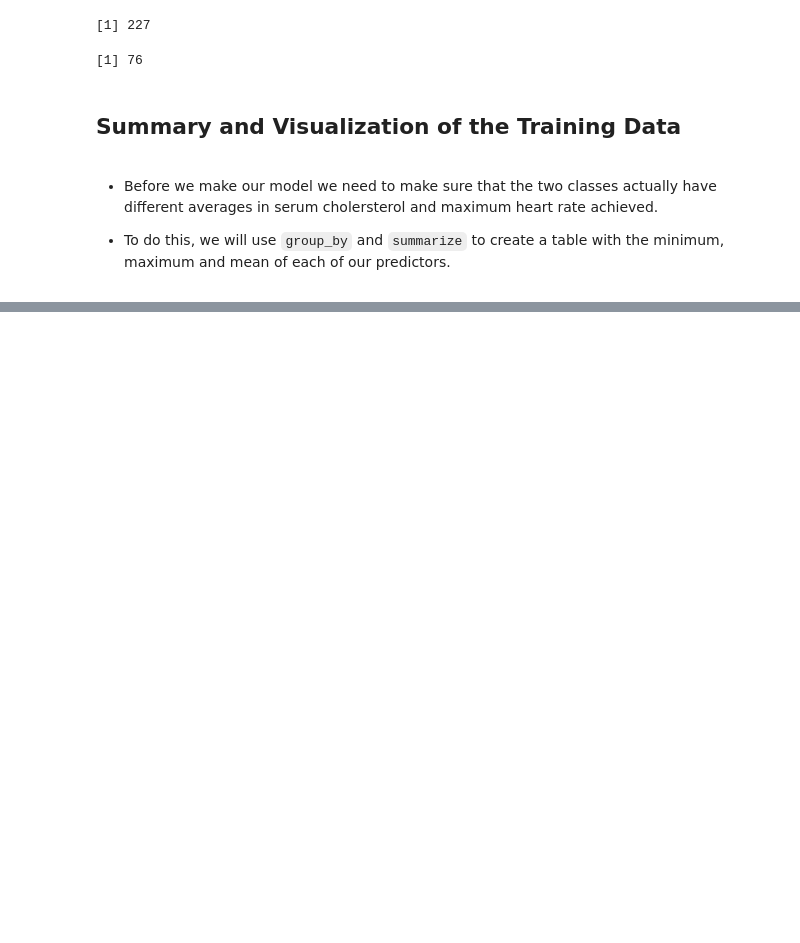
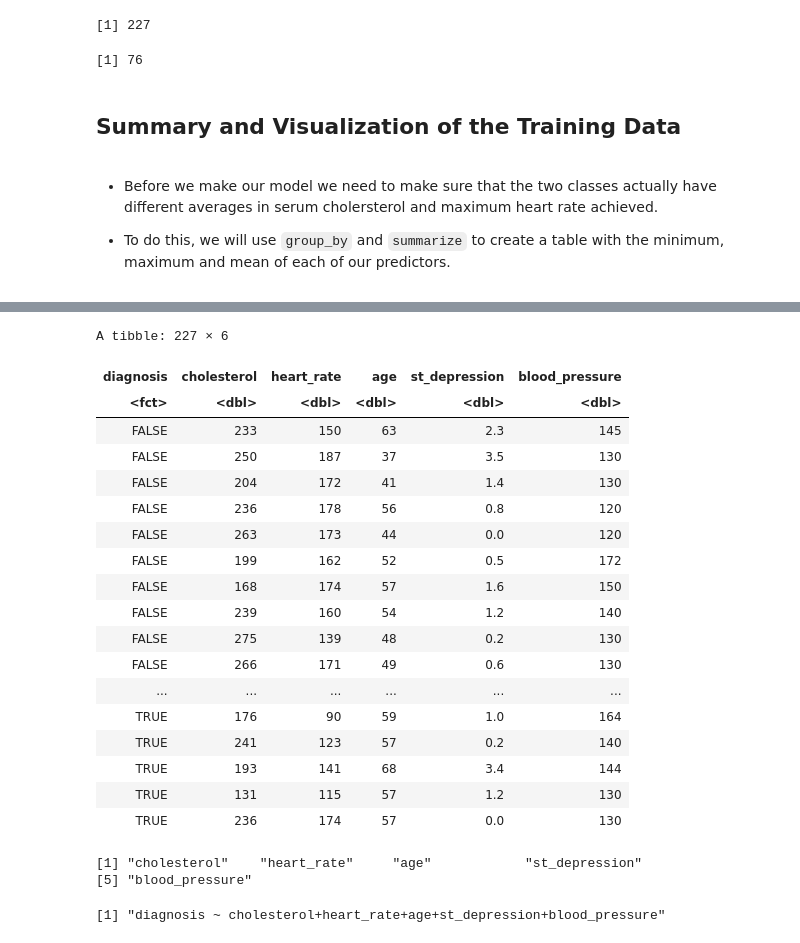
Before and after one commit to Git-Aarya/Heart-Disease-Predictor, a Jupyter notebook: muzammil_project.ipynb, the cells around one changed output, grey strips where cells are left out. Saved outputs shown, nothing was run; the diff lists cells and outputs as text; code cells hidden in the pictures; blank space fills up the shorter version.

Commit message:
Attempted Forward Selection

```diff
--- a/muzammil_project.ipynb
+++ b/muzammil_project.ipynb
@@ -237,2 +237,33 @@ plot_grid(bp_box_plot, chol_box_plot, hr_box_plot,age_box_plot, dep_box_plot, nc
 # %%
 ## Forward Selection???
+cleveland_subset <- cleveland_train |> select(diagnosis, cholesterol, heart_rate, age, st_depression, blood_pressure)
+names <- cleveland_subset |> select(-diagnosis) |> colnames()
+cleveland_subset
+names
+# %% [output]
+A tibble: 227 × 6
+| diagnosis | cholesterol | heart_rate | age | st_depression | blood_pressure |
+| <fct> | <dbl> | <dbl> | <dbl> | <dbl> | <dbl> |
+| FALSE | 233 | 150 | 63 | 2.3 | 145 |
+| FALSE | 250 | 187 | 37 | 3.5 | 130 |
+| FALSE | 204 | 172 | 41 | 1.4 | 130 |
+| FALSE | 236 | 178 | 56 | 0.8 | 120 |
+| FALSE | 263 | 173 | 44 | 0.0 | 120 |
+| FALSE | 199 | 162 | 52 | 0.5 | 172 |
+| FALSE | 168 | 174 | 57 | 1.6 | 150 |
+| FALSE | 239 | 160 | 54 | 1.2 | 140 |
+| FALSE | 275 | 139 | 48 | 0.2 | 130 |
+| FALSE | 266 | 171 | 49 | 0.6 | 130 |
+| ... | ... | ... | ... | ... | ... |
+| TRUE | 176 | 90 | 59 | 1.0 | 164 |
+| TRUE | 241 | 123 | 57 | 0.2 | 140 |
+| TRUE | 193 | 141 | 68 | 3.4 | 144 |
+| TRUE | 131 | 115 | 57 | 1.2 | 130 |
+| TRUE | 236 | 174 | 57 | 0.0 | 130 |
+[1] "cholesterol"    "heart_rate"     "age"            "st_depression"
+[5] "blood_pressure"
+# %%
+example_formula <- paste("diagnosis", "~", paste(names, collapse="+"))
+example_formula
+# %% [output]
+[1] "diagnosis ~ cholesterol+heart_rate+age+st_depression+blood_pressure"
```
Also changed, not shown: parts of 7 cells of this notebook.
